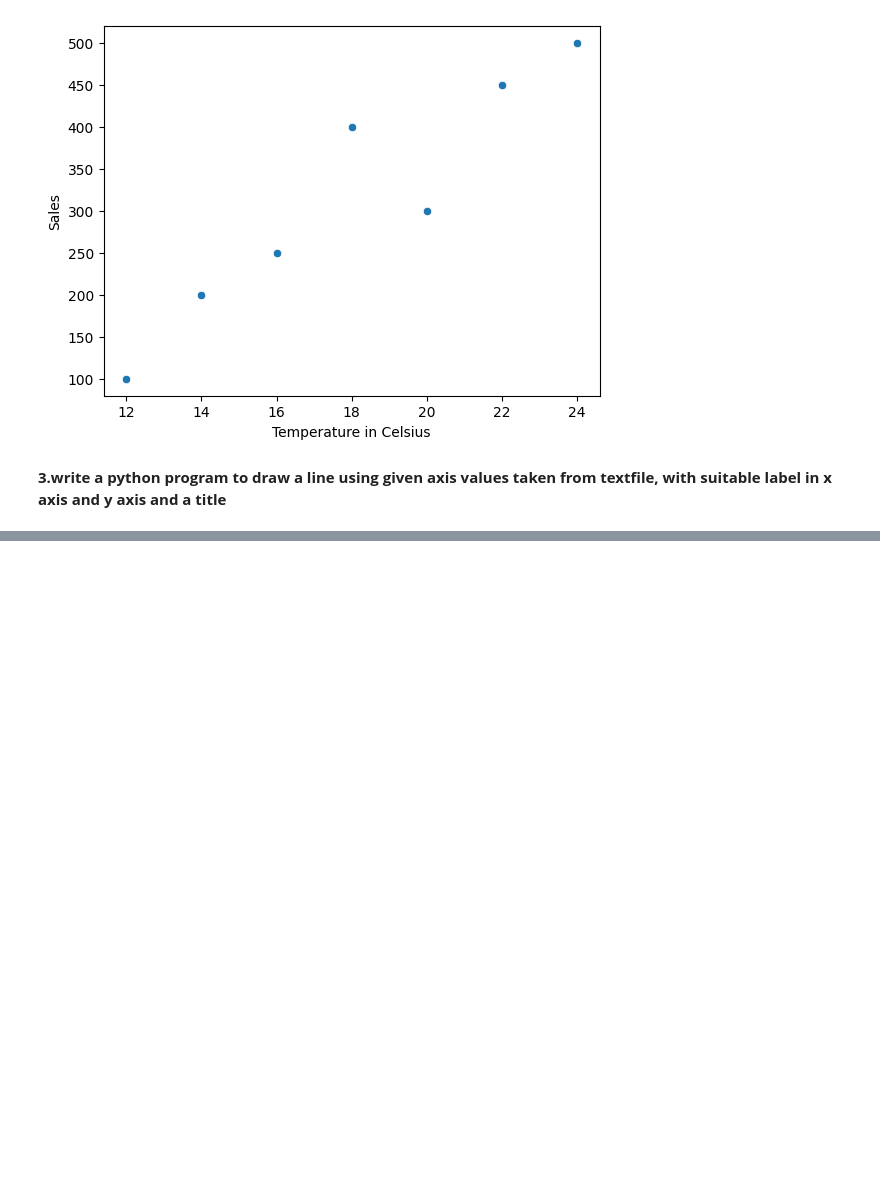
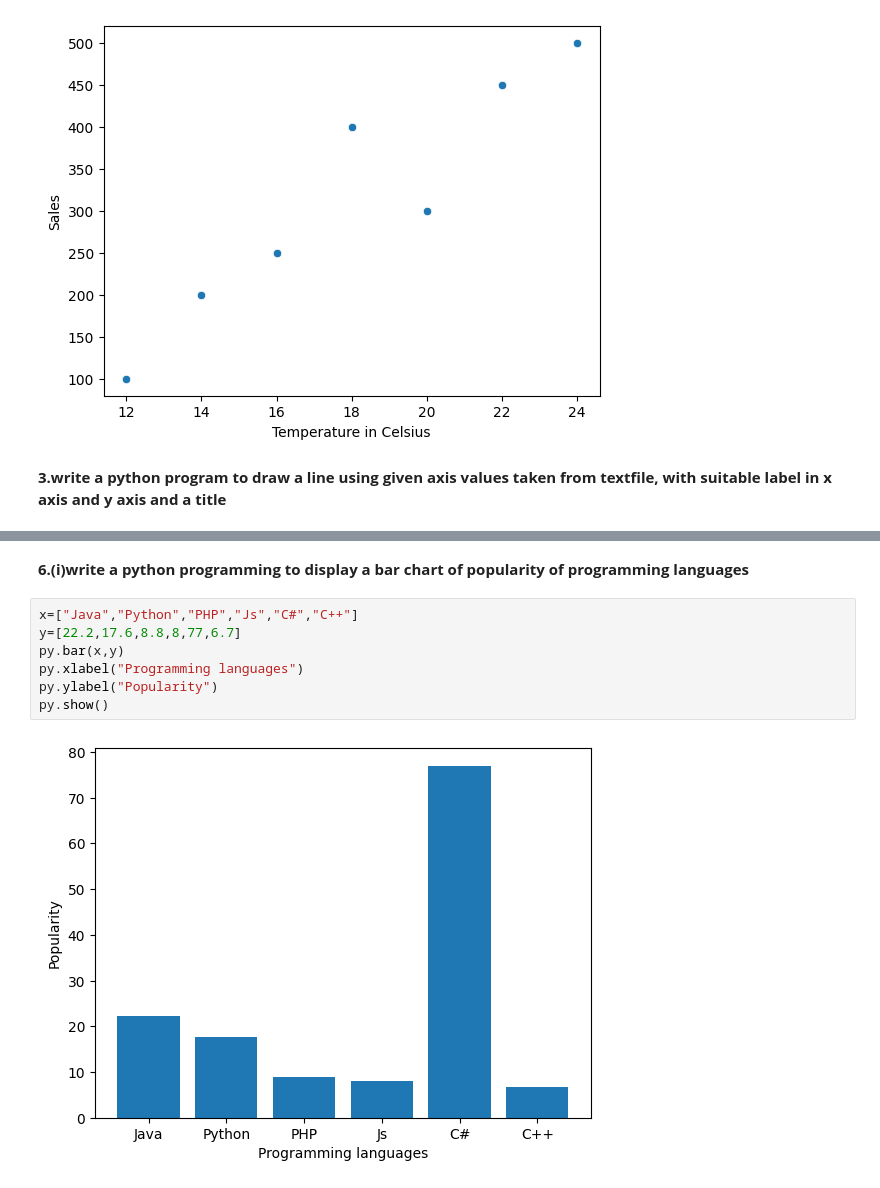
Before and after one commit to bhavanatheruvath/DSLAB, a Jupyter notebook: exp3.ipynb, the cells around one changed output, grey strips where cells are left out. Drawn from its saved outputs; the diff is of its cells as text; blank space fills up the shorter version.

```diff
--- a/exp3.ipynb
+++ b/exp3.ipynb
@@ -38,0 +70,11 @@ NameError: name 'pandas' is not defined
+# %% [markdown]
+**6.(i)write a python programming to display a bar chart of popularity of programming languages**
+# %%
+x=["Java","Python","PHP","Js","C#","C++"]
+y=[22.2,17.6,8.8,8,77,6.7]
+py.bar(x,y)
+py.xlabel("Programming languages")
+py.ylabel("Popularity")
+py.show()
+# %% [output]
+[figure, added]
```
Also changed, not shown: parts of 18 cells of this notebook, 4 other files.
